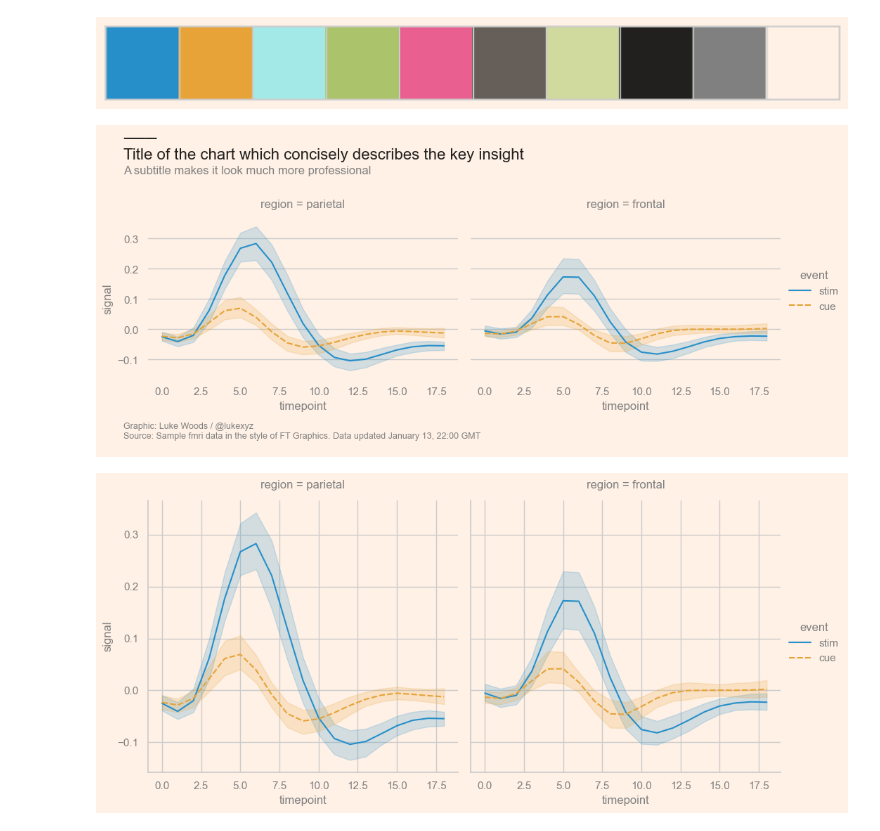
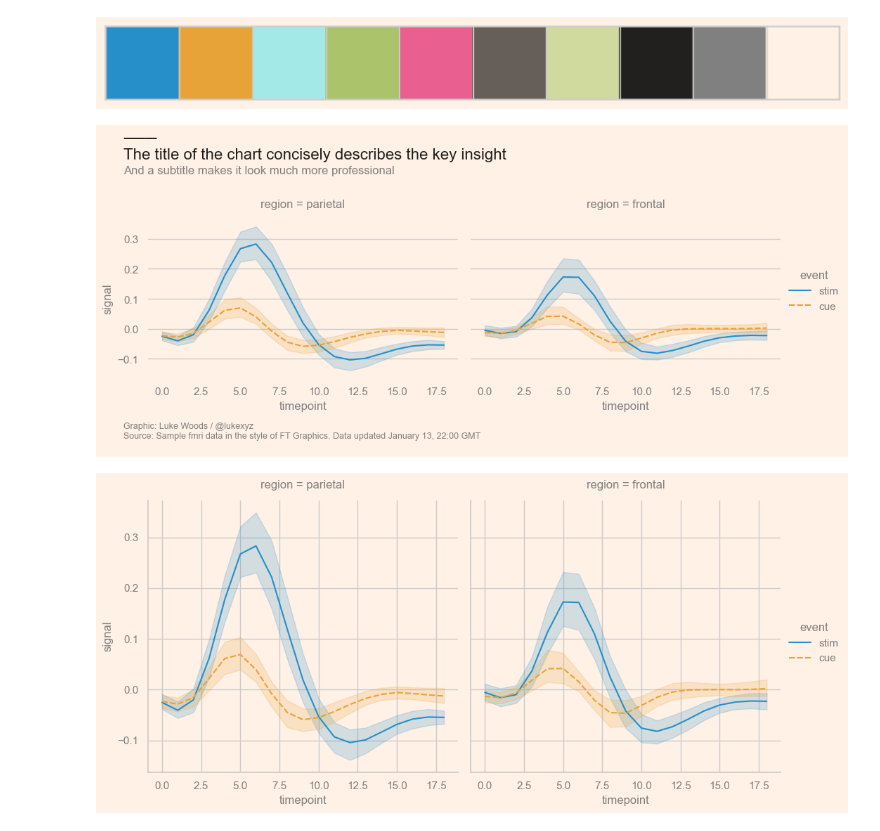
Before and after one commit to lukexyz/luketools, a Jupyter notebook: jupyter/02_Seaborn-Styles.ipynb, the cells around one changed output. Cells and saved outputs as stored; diff of their text form; code cells hidden in the pictures.

```diff
--- a/jupyter/02_Seaborn-Styles.ipynb
+++ b/jupyter/02_Seaborn-Styles.ipynb
@@ -35,4 +33,6 @@ fmri = sns.load_dataset("fmri")
 # %%
+fmri = sns.load_dataset("fmri")
+
 sns.set() # reset
 sns.set_palette(custom_palette)
 sns.set_style("whitegrid")
@@ -42,37 +42,37 @@ plt.rcParams['font.sans-serif'] = ['Arial', 'Open Sans']  # Use 'Arial' as the f
 plt.rcParams['text.color'] = '#808080'  # Gray color for all text
 plt.rcParams['axes.labelcolor'] = '#808080'  # Gray color for x/y labels
 plt.rcParams['axes.titlesize'] = 40  # Larger font size for the plot title
 plt.rcParams['axes.titleweight'] = 300  # Bold font weight for plot title
 plt.rcParams['axes.titlepad'] = 12  # Spacing between plot title and plot
 plt.rcParams['xtick.color'] = '#808080'
 plt.rcParams['ytick.color'] = '#808080'
 plt.rcParams['figure.facecolor'] = '#fff1e6'
 plt.rcParams['axes.facecolor'] = '#fff1e6'
 
 g = sns.relplot(
     data=fmri, kind="line",
     x="timepoint", y="signal", col="region",
     hue="event", style="event",
 )
 
 for ax in g.axes.flat:
     ax.grid(False, axis='x')  # This removes the vertical gridlines
 sns.despine(left=True, bottom=True)
 
 # Add titles
 g.fig.suptitle('──', fontsize=40, color='#ce3140', x=0.05, ha='left', y=1.05)
-g.fig.suptitle(x=0.05, y=0.95, t='───\nTitle of the chart which concisely describes the key insight', fontsize=16, color='#21201e', ha='left')
-g.fig.text(x=0.05, y=0.83, s='A subtitle makes it look much more professional', fontsize=12, color='#808080', ha='left')
+g.fig.suptitle(x=0.05, y=0.95, t='───\nThe title of the chart concisely describes the key insight', fontsize=16, color='#21201e', ha='left')
+g.fig.text(x=0.05, y=0.83, s='And a subtitle makes it look much more professional', fontsize=12, color='#808080', ha='left')
 
 # Metadata text with current date and time
 current_datetime = datetime.now().strftime("%B %d, %H:00 GMT")
 metadata_text = f"Graphic: Luke Woods / @lukexyz \nSource: Sample fmri data in the style of FT Graphics. Data updated {current_datetime} \n"
 g.fig.text(x=0.05, y=0.05, s=metadata_text, fontsize=9, color='grey', ha='left')
 
-plt.subplots_adjust(top=0.7, bottom=0.25)  # Increase the value to add more padding
+plt.subplots_adjust(top=0.7, bottom=0.25)
 plt.show()
 # %% [output]
-[figure, old version]
+[figure, new version]
 # %%
 fmri = sns.load_dataset("fmri")
 sns.relplot(
```
Also changed, not shown: parts of 5 cells of this notebook.
